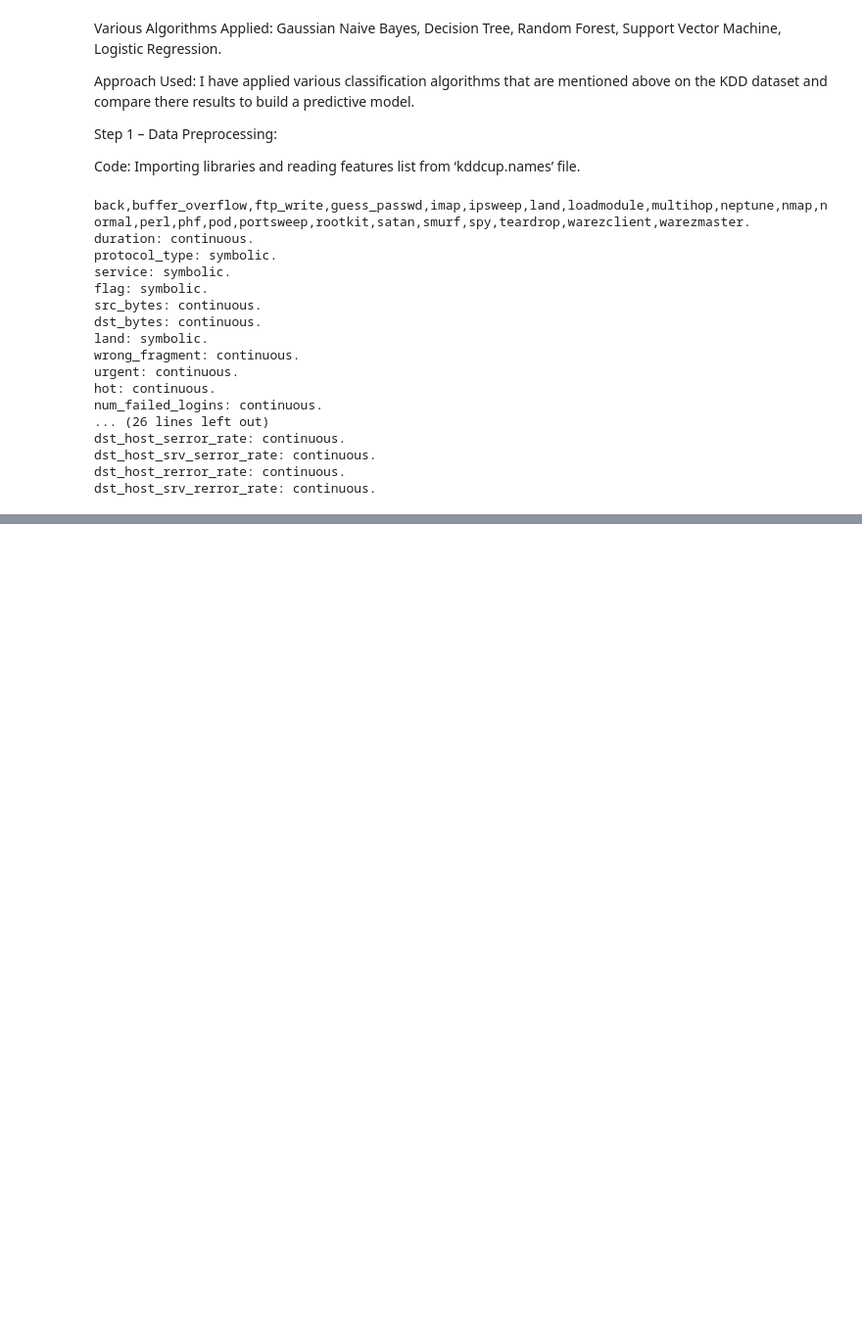
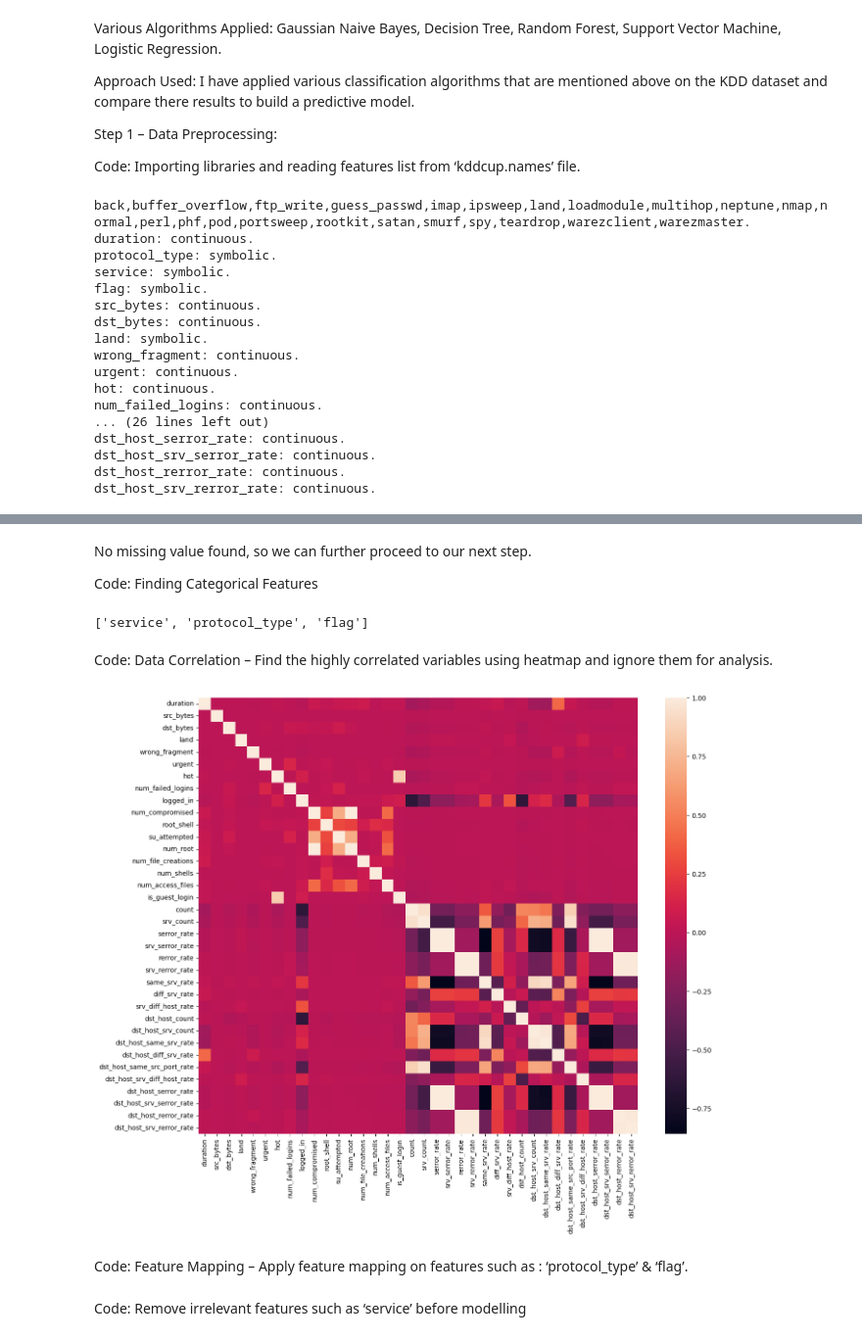
Before and after one commit to Arif-Badhon/Intruson_Detection_System_Using_Machine_Learning_Algorithms, a Jupyter notebook: system.ipynb, the cells around one changed output, grey strips where cells are left out. Shown at 98% size. Cells and saved outputs as stored; diff of their text form; code cells hidden in the pictures; blank space fills up the shorter version.

Commit message:
Detection System using several ML Model

```diff
--- a/system.ipynb
+++ b/system.ipynb
@@ -64,0 +174,7 @@ dst_host_srv_rerror_rate: continuous.
+# %%
+path = "Data/kddcup.data_10_percent.gz"
+df = pd.read_csv(path, names = columns)
+
+# Adding Attack Type column
+df['Attack Type'] = df.target.apply(lambda r:attacks_types[r[:-1]])
+df.head()
@@ -64,0 +217,32 @@ dst_host_srv_rerror_rate: continuous.
+# %% [markdown]
+No missing value found, so we can further proceed to our next step.
+
+Code: Finding Categorical Features
+# %%
+# Finding categorical features
+num_cols = df._get_numeric_data().columns
+
+cate_cols = list(set(df.columns)-set(num_cols))
+cate_cols.remove('target')
+cate_cols.remove('Attack Type')
+
+cate_cols
+# %% [output]
+['service', 'protocol_type', 'flag']
+# %% [markdown]
+Code: Data Correlation – Find the highly correlated variables using heatmap and ignore them for analysis.
+# %%
+# drop columns with NaN
+df = df.dropna(axis='columns')
+
+# keep columns where there are more than 1 unique values and are numeric
+ndf = df[[col for col in df.columns if df[col].nunique() > 1 and pd.api.types.is_numeric_dtype(df[col])]]
+
+# Now calculate the correlation matrix
+corr = ndf.corr()
+
+plt.figure(figsize =(15, 12))
+sns.heatmap(corr)
+plt.show()
+# %% [output]
+[figure, added]
@@ -64,0 +281,2 @@ dst_host_srv_rerror_rate: continuous.
+# %% [markdown]
+Code: Feature Mapping – Apply feature mapping on features such as : ‘protocol_type’ & ‘flag’.
@@ -64,0 +291,2 @@ dst_host_srv_rerror_rate: continuous.
+# %% [markdown]
+Code: Remove irrelevant features such as ‘service’ before modelling
```
Also changed, not shown: parts of 28 cells of this notebook, 1 other file.
